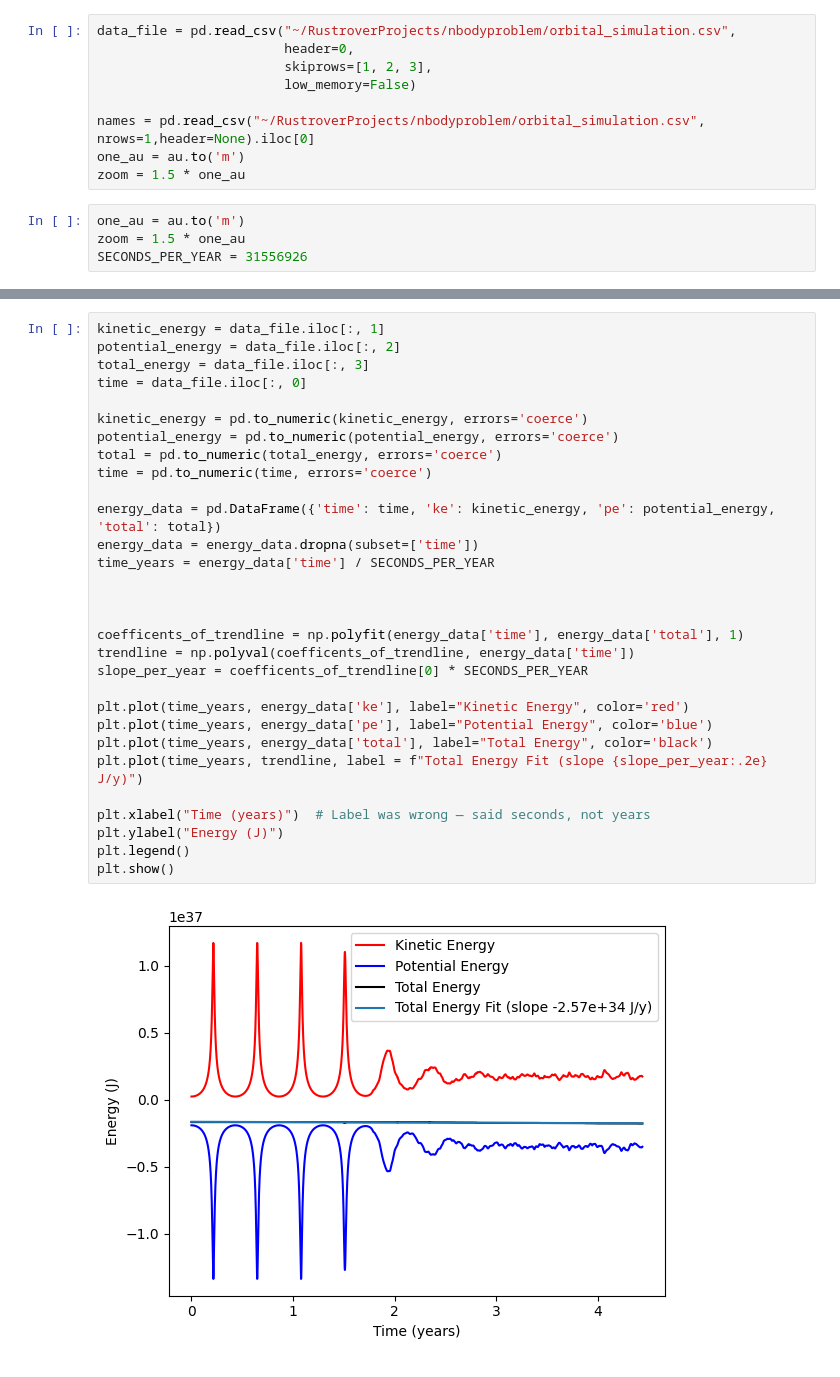
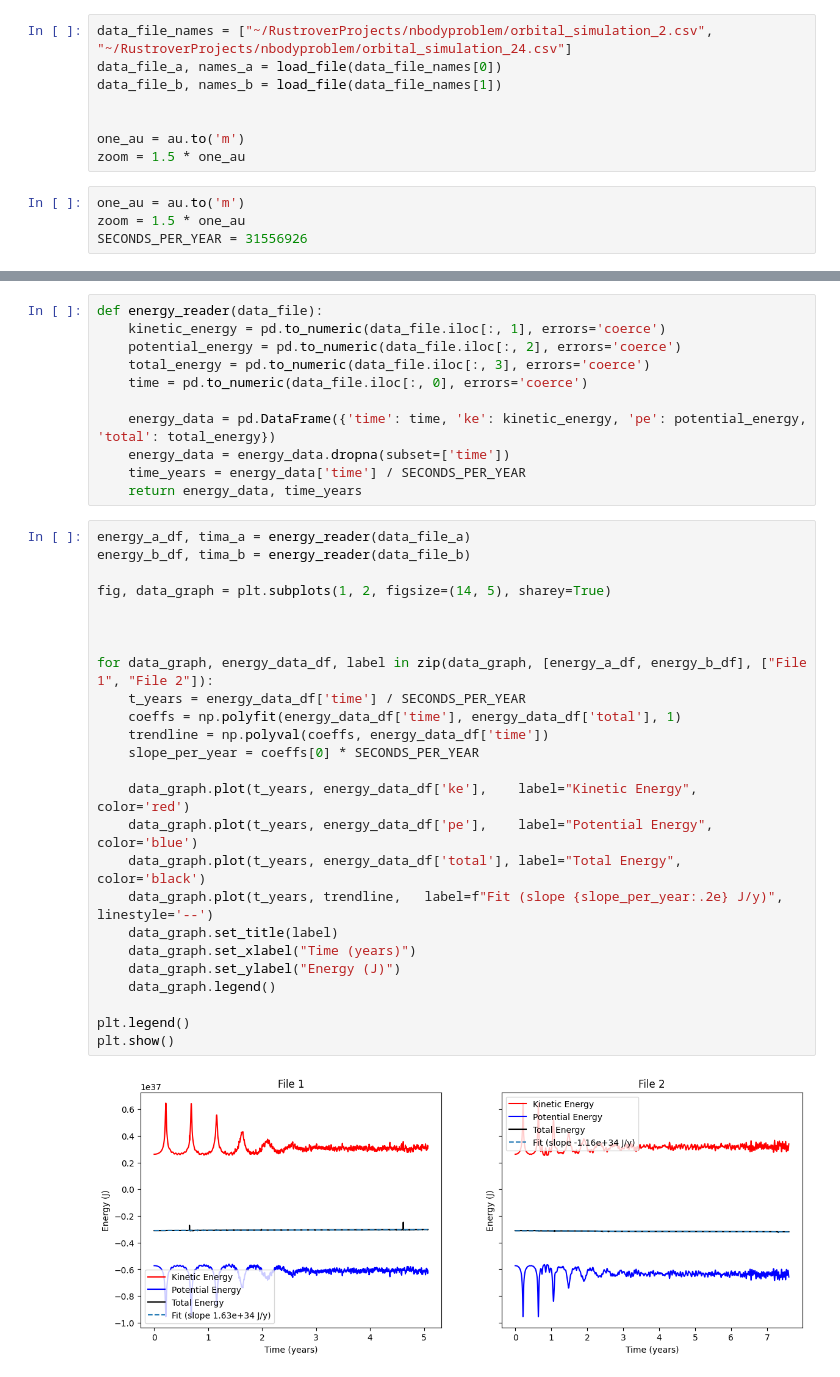
Before and after one commit to ilikepegasi/nbodyproblem, a Jupyter notebook: src/Grapher.ipynb, the cells around one changed output, grey strips where cells are left out. Saved outputs shown, nothing was run; the diff lists cells and outputs as text.

```diff
--- a/src/Grapher.ipynb
+++ b/src/Grapher.ipynb
@@ -8,10 +17,9 @@ from numpy.polynomial import polynomial as P
 # %%
-data_file = pd.read_csv("~/RustroverProjects/nbodyproblem/orbital_simulation.csv",
-                        header=0,
-                        skiprows=[1, 2, 3],
-                        low_memory=False)
+data_file_names = ["~/RustroverProjects/nbodyproblem/orbital_simulation_2.csv", "~/RustroverProjects/nbodyproblem/orbital_simulation_24.csv"]
+data_file_a, names_a = load_file(data_file_names[0])
+data_file_b, names_b = load_file(data_file_names[1])
 
-names = pd.read_csv("~/RustroverProjects/nbodyproblem/orbital_simulation.csv", nrows=1,header=None).iloc[0]
+
 one_au = au.to('m')
 zoom = 1.5 * one_au
 # %%
@@ -48,32 +74,38 @@ plt.show()
+# %%
+def energy_reader(data_file):
+    kinetic_energy = pd.to_numeric(data_file.iloc[:, 1], errors='coerce')
+    potential_energy = pd.to_numeric(data_file.iloc[:, 2], errors='coerce')
+    total_energy = pd.to_numeric(data_file.iloc[:, 3], errors='coerce')
+    time = pd.to_numeric(data_file.iloc[:, 0], errors='coerce')
+
+    energy_data = pd.DataFrame({'time': time, 'ke': kinetic_energy, 'pe': potential_energy, 'total': total_energy})
+    energy_data = energy_data.dropna(subset=['time'])
+    time_years = energy_data['time'] / SECONDS_PER_YEAR
+    return energy_data, time_years
 # %%
-kinetic_energy = data_file.iloc[:, 1]
-potential_energy = data_file.iloc[:, 2]
-total_energy = data_file.iloc[:, 3]
-time = data_file.iloc[:, 0]
+energy_a_df, tima_a = energy_reader(data_file_a)
+energy_b_df, tima_b = energy_reader(data_file_b)
 
-kinetic_energy = pd.to_numeric(kinetic_energy, errors='coerce')
-potential_energy = pd.to_numeric(potential_energy, errors='coerce')
-total = pd.to_numeric(total_energy, errors='coerce')
-time = pd.to_numeric(time, errors='coerce')
-
-energy_data = pd.DataFrame({'time': time, 'ke': kinetic_energy, 'pe': potential_energy, 'total': total})
-energy_data = energy_data.dropna(subset=['time'])
-time_years = energy_data['time'] / SECONDS_PER_YEAR
+fig, data_graph = plt.subplots(1, 2, figsize=(14, 5), sharey=True)
 
 
 
-coefficents_of_trendline = np.polyfit(energy_data['time'], energy_data['total'], 1)
-trendline = np.polyval(coefficents_of_trendline, energy_data['time'])
-slope_per_year = coefficents_of_trendline[0] * SECONDS_PER_YEAR
+for data_graph, energy_data_df, label in zip(data_graph, [energy_a_df, energy_b_df], ["File 1", "File 2"]):
+    t_years = energy_data_df['time'] / SECONDS_PER_YEAR
+    coeffs = np.polyfit(energy_data_df['time'], energy_data_df['total'], 1)
+    trendline = np.polyval(coeffs, energy_data_df['time'])
+    slope_per_year = coeffs[0] * SECONDS_PER_YEAR
 
-plt.plot(time_years, energy_data['ke'], label="Kinetic Energy", color='red')
-plt.plot(time_years, energy_data['pe'], label="Potential Energy", color='blue')
-plt.plot(time_years, energy_data['total'], label="Total Energy", color='black')
-plt.plot(time_years, trendline, label = f"Total Energy Fit (slope {slope_per_year:.2e} J/y)")
+    data_graph.plot(t_years, energy_data_df['ke'],    label="Kinetic Energy",   color='red')
+    data_graph.plot(t_years, energy_data_df['pe'],    label="Potential Energy",  color='blue')
+    data_graph.plot(t_years, energy_data_df['total'], label="Total Energy",      color='black')
+    data_graph.plot(t_years, trendline,   label=f"Fit (slope {slope_per_year:.2e} J/y)", linestyle='--')
+    data_graph.set_title(label)
+    data_graph.set_xlabel("Time (years)")
+    data_graph.set_ylabel("Energy (J)")
+    data_graph.legend()
 
-plt.xlabel("Time (years)")  # Label was wrong — said seconds, not years
-plt.ylabel("Energy (J)")
 plt.legend()
 plt.show()
 # %% [output]
-[figure, old version]
+[figure, new version]
```
Also changed, not shown: parts of 2 cells of this notebook, 5 other files.
